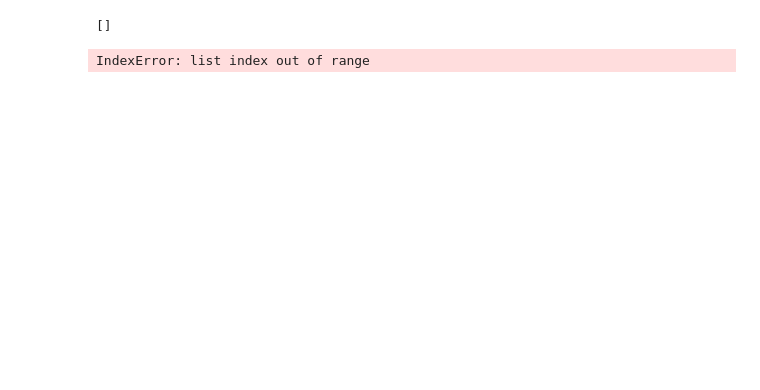
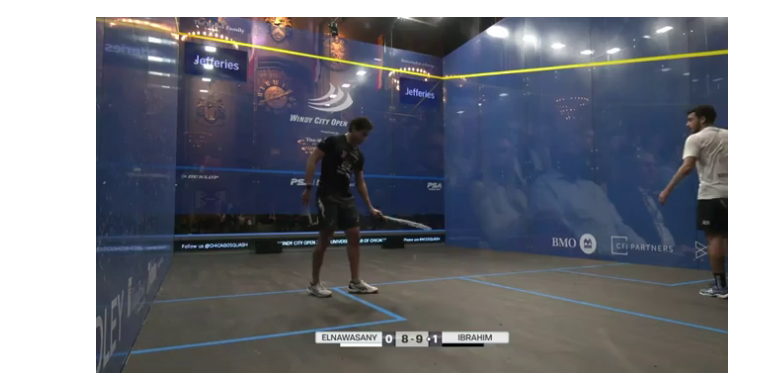
Before and after one commit to aryamanpandya99/video_processing_ml_service, a Jupyter notebook: experiments/img_from_s3.ipynb, the cells around one changed output. Drawn from its saved outputs; the diff is of its cells as text; code cells hidden in the pictures; blank space fills up the shorter version.

```diff
--- a/experiments/img_from_s3.ipynb
+++ b/experiments/img_from_s3.ipynb
@@ -31,13 +31,15 @@ def frames_from_s3_paths(s3_paths: list, ) -> list:
 paths = ["psa_1_frame_1.png", "psa_1_frame_2.png", "psa_1_frame_3.png"]
 
 frames = frames_from_s3_paths(paths)
-# %%
-frames
-# %% [output]
-[]
-# %%
-from PIL import Image
-
-Image.fromarray(frames[0], mode='RGB')
-# %% [output]
-IndexError: list index out of range
+# %%
+from PIL import Image
+from torchvision.transforms.functional import to_pil_image
+
+import matplotlib.pyplot as plt
+
+# Convert each frame to PIL image and display
+for i in range(len(frames)):
+    frame_pil = to_pil_image(frames[i])
+Image.fromarray(np.array(frame_pil))
+# %% [output]
+[figure, added]
```
Also changed, not shown: 5 other files.
